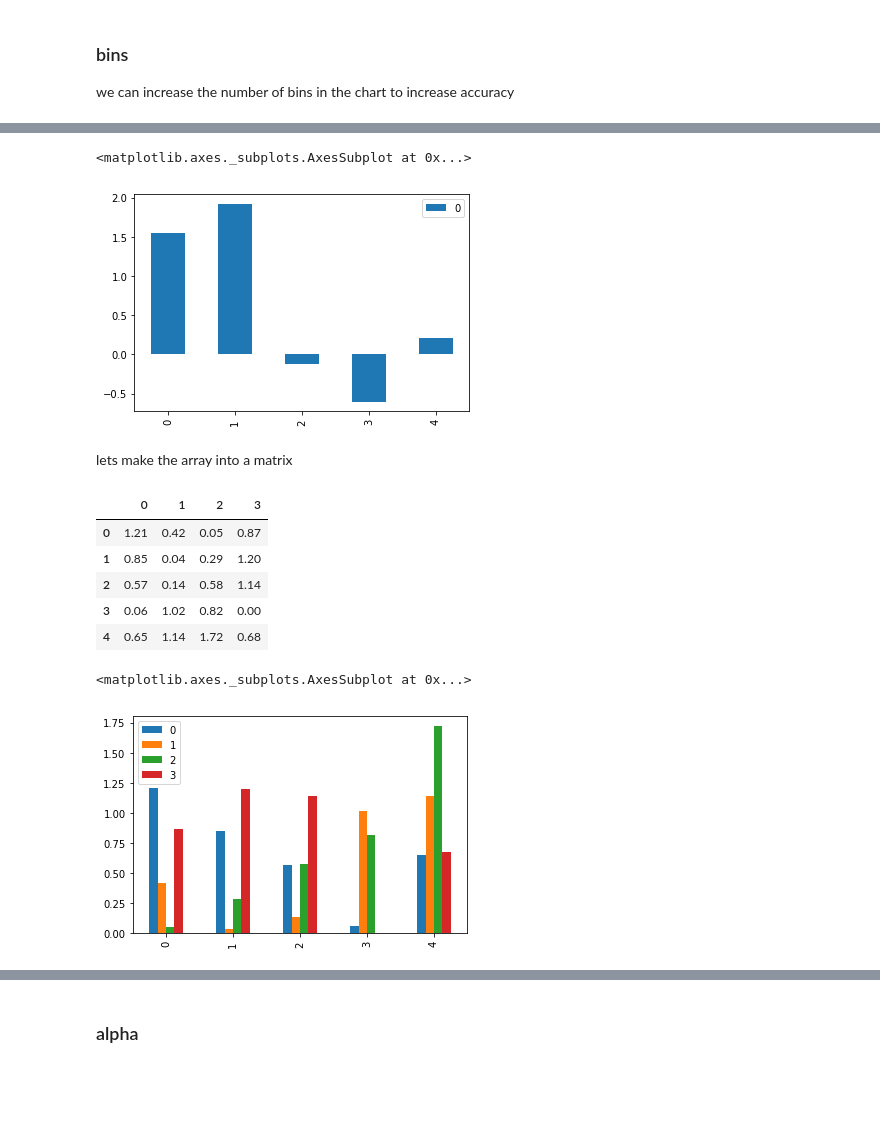
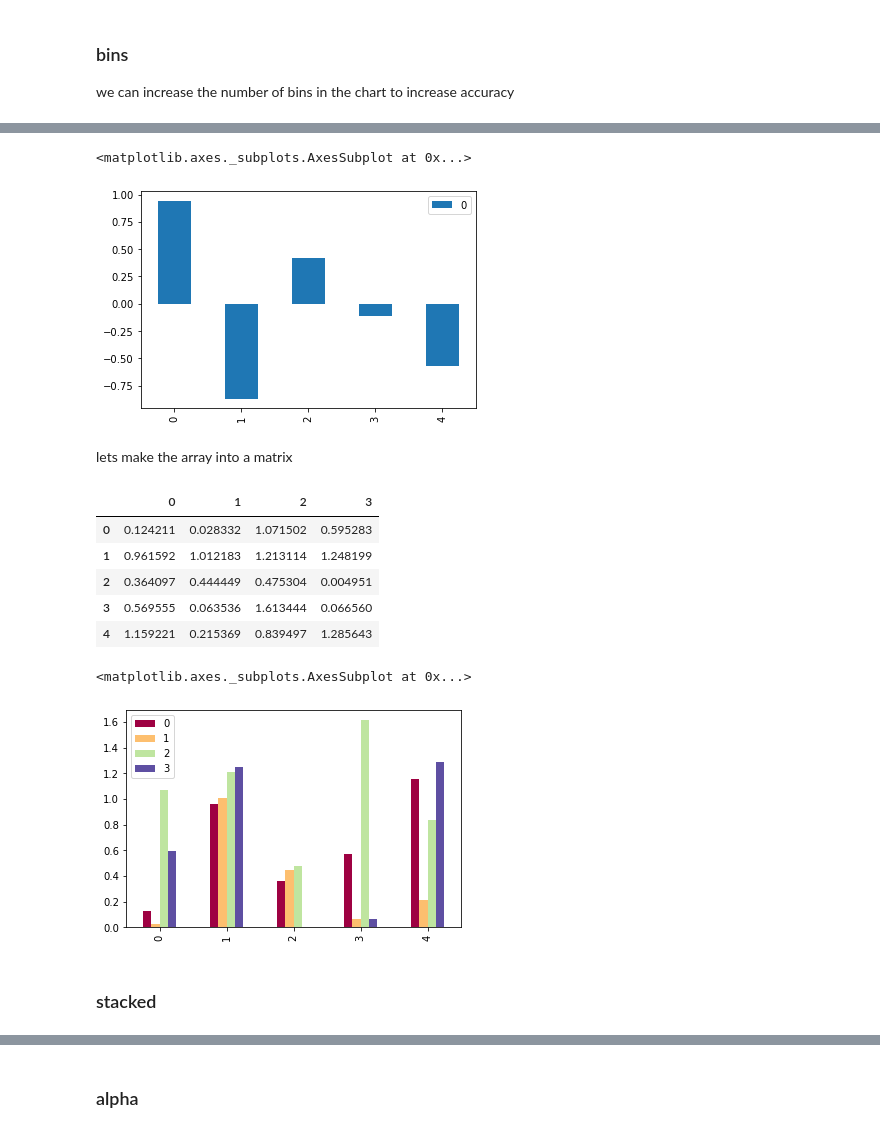
Before and after one commit to Elad-p/Python, a Jupyter notebook: Data Analysis/10_Pandas - Data Visualization.ipynb, the cells around one changed output, grey strips where cells are left out. Cells and saved outputs as stored; diff of their text form; code cells hidden in the pictures; blank space fills up the shorter version.

```diff
--- a/Data Analysis/10_Pandas - Data Visualization.ipynb
+++ b/Data Analysis/10_Pandas - Data Visualization.ipynb
@@ -147,4 +240,5 @@ array([[<matplotlib.axes._subplots.AxesSubplot object at 0x...>]],
 # %%
-sales = np.random.randn(1000).round(2)
-sales[:30]
+sales = np.random.randn(20)
+sales_dframe = pd.DataFrame(sales)
+sales_dframe.head()
 # %% [output]
@@ -174,21 +252,23 @@ sales_dframe.head()
 sales_dframe.head().plot.bar()
 # %% [output]
 <matplotlib.axes._subplots.AxesSubplot at 0x...>
-[figure, old version]
+[figure, new version]
 # %% [markdown]
 lets make the array into a matrix
 # %%
-sales_dframe = pd.DataFrame(abs(sales.reshape(250,4)))
-sales_dframe.head()
+sales_dframe = pd.DataFrame(abs(sales.reshape(5,4)))
+sales_dframe
 # %% [output]
 |  | 0 | 1 | 2 | 3 |
-| 0 | 1.21 | 0.42 | 0.05 | 0.87 |
-| 1 | 0.85 | 0.04 | 0.29 | 1.20 |
-| 2 | 0.57 | 0.14 | 0.58 | 1.14 |
-| 3 | 0.06 | 1.02 | 0.82 | 0.00 |
-| 4 | 0.65 | 1.14 | 1.72 | 0.68 |
+| 0 | 0.124211 | 0.028332 | 1.071502 | 0.595283 |
+| 1 | 0.961592 | 1.012183 | 1.213114 | 1.248199 |
+| 2 | 0.364097 | 0.444449 | 0.475304 | 0.004951 |
+| 3 | 0.569555 | 0.063536 | 1.613444 | 0.066560 |
+| 4 | 1.159221 | 0.215369 | 0.839497 | 1.285643 |
 # %%
-sales_dframe.head().plot.bar()
+sales_dframe.plot.bar(cmap = 'Spectral')
 # %% [output]
 <matplotlib.axes._subplots.AxesSubplot at 0x...>
-[figure, old version]
+[figure, new version]
+# %% [markdown]
+### stacked
```
Also changed, not shown: parts of 58 cells of this notebook.
